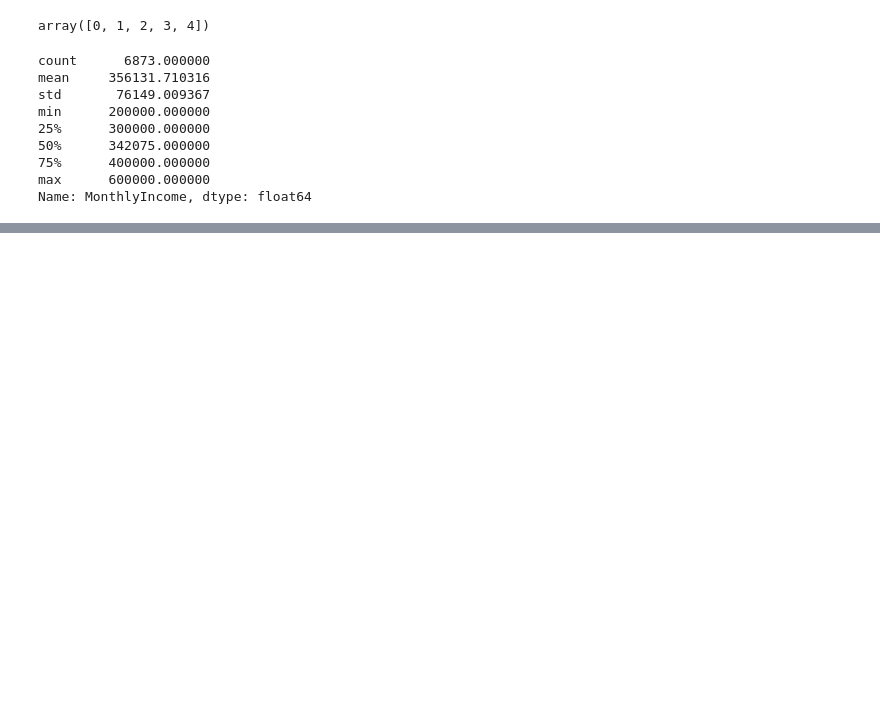
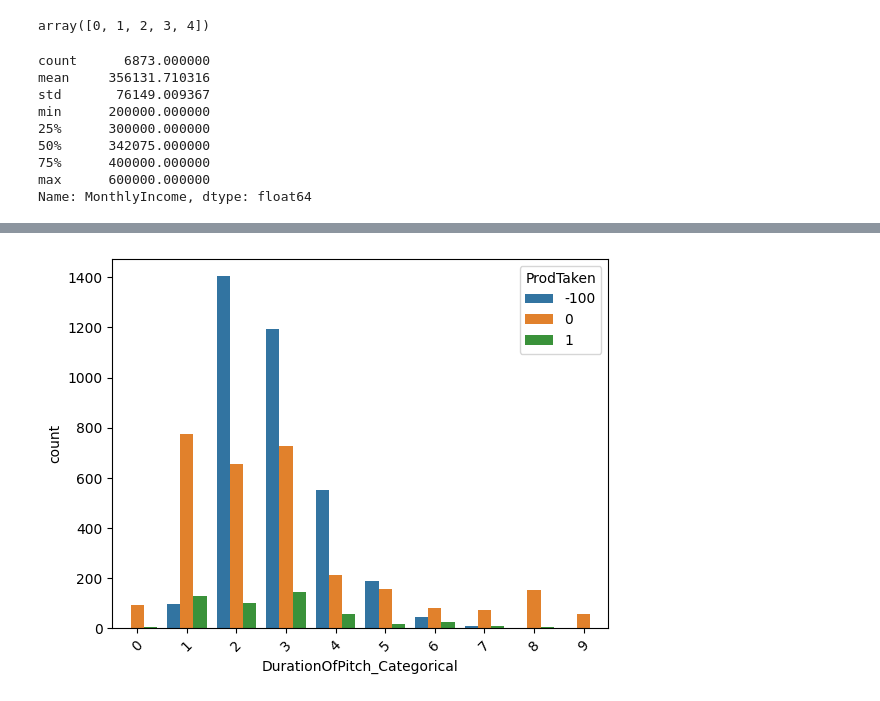
Before and after one commit to ihpolyphe/Kaggle, a Jupyter notebook: 07_predict_marketing/pretreatment_baseline.ipynb, the cells around one changed output, grey strips where cells are left out. Cells and saved outputs as stored; diff of their text form; code cells hidden in the pictures; blank space fills up the shorter version.

```diff
--- a/07_predict_marketing/pretreatment_baseline.ipynb
+++ b/07_predict_marketing/pretreatment_baseline.ipynb
@@ -1064,0 +811,11 @@ plt.savefig("heatmap.png")
+# %%
+#特長量のカテゴリカル変数を作成する
+# DurationOfPitchを0-100秒、100-200秒、200-300秒、300-400秒、400-500秒、500-600秒、600-700秒、700-800秒、800-900秒、900-1000秒、1000秒以上に分けプレゼンテーション時間を作成する。
+df["DurationOfPitch_Categorical"] = pd.cut(df["DurationOfPitch"], bins=[0, 200, 400, 600, 800, 1000, 1200, 1400, 1600, 1800, 2000,2200, 2400, 100000000], right=False)
+# プレゼンテーション時間ごとの成約成功かどうかを可視化する
+df["DurationOfPitch_Categorical"] = LabelEncoder().fit_transform(df["DurationOfPitch_Categorical"])
+sns.countplot(x="DurationOfPitch_Categorical", hue="ProdTaken", data=df)
+plt.xticks(rotation=45)
+plt.show()
+# %% [output]
+[figure, added]
```
Also changed, not shown: parts of 85 cells of this notebook, 6 other files.
